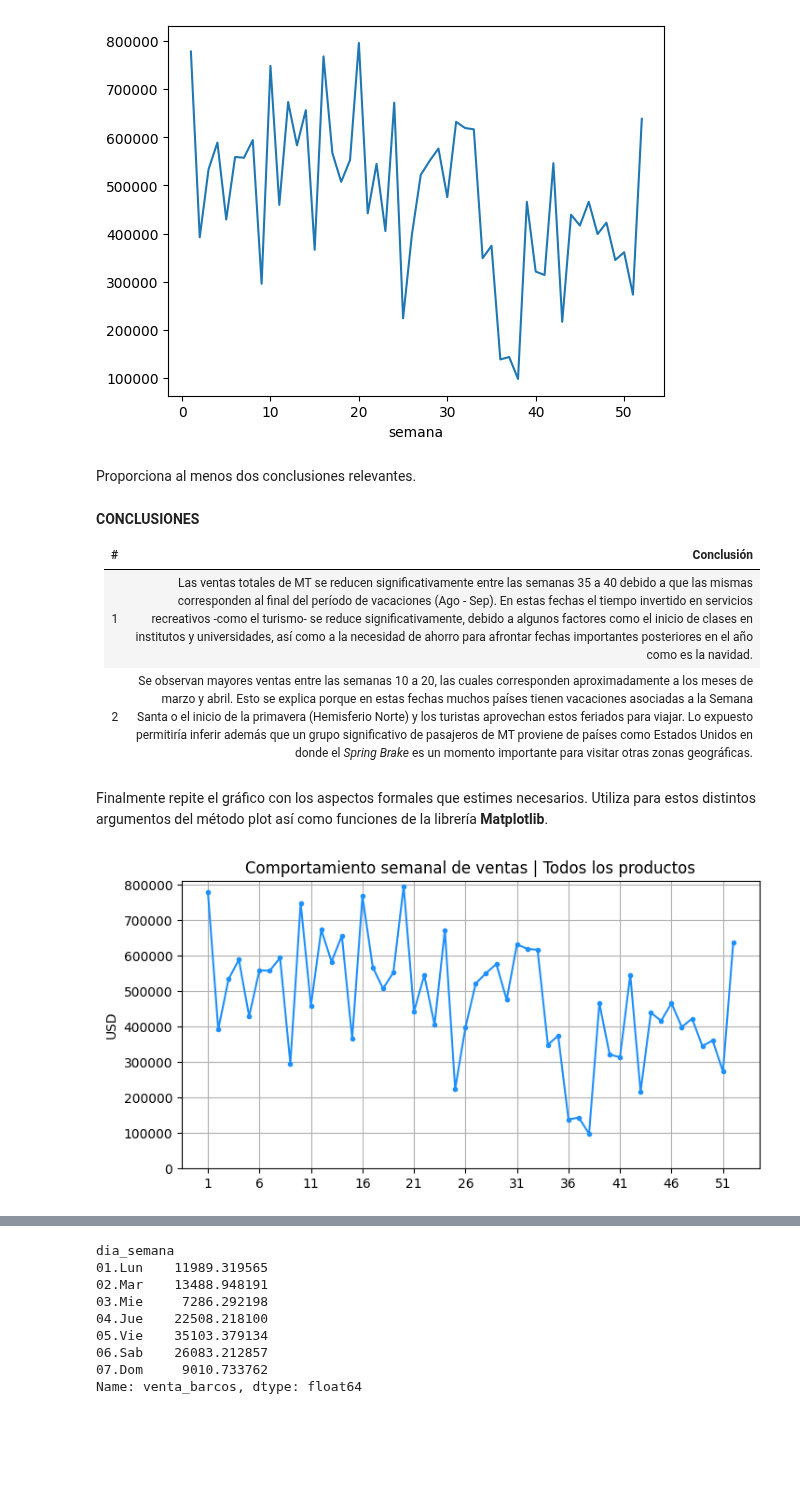
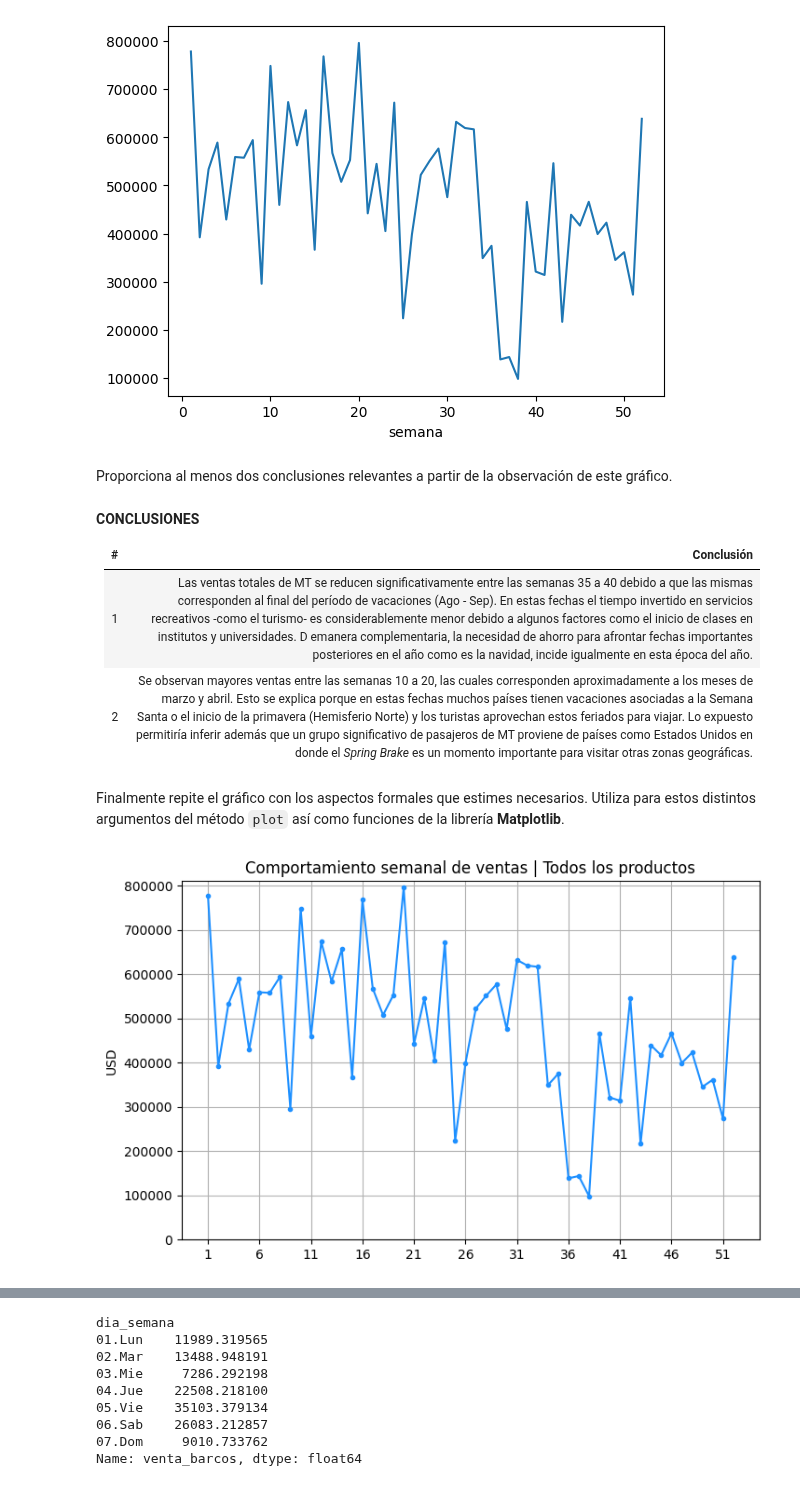
Before and after one commit to jsaraujo5081/material_curso_data_science, a Jupyter notebook: notebooks/S04_Manipulacion_Datos_II_Sesiones.ipynb, the cells around one changed output, grey strips where cells are left out. Saved outputs shown, nothing was run; the diff lists cells and outputs as text; code cells hidden in the pictures; blank space fills up the shorter version.

```diff
--- a/notebooks/S04_Manipulacion_Datos_II_Sesiones.ipynb
+++ b/notebooks/S04_Manipulacion_Datos_II_Sesiones.ipynb
@@ -38,6 +42,6 @@ MT ha compartido contigo información de sus ventas en el año 2023 para los can
 # %%
 df_ventas = pd.read_table(
-    "ventas2023.txt",
+    "https://raw.githubusercontent.com/jsaraujo5081/material_curso_data_science/refs/heads/main/datasets/ventas2023.txt",
     sep = "\t",
     index_col = 0 # La primera columna (posicion 0) en el archivo original es un indice de filas
 )
@@ -412,29 +436,29 @@ plt.show() # Acostumbrate a utilizar esta línea a fin que solo se muestre el gr
 # %% [output]
 [figure]
 # %% [markdown]
-Proporciona al menos dos conclusiones relevantes.
+Proporciona al menos dos conclusiones relevantes a partir de la observación de este gráfico.
 # %% [markdown]
 **CONCLUSIONES**
 
 | # | Conclusión |
 | ---- | ---- |
-| 1 | Las ventas totales de MT se reducen significativamente entre las semanas 35 a 40 debido a que las mismas corresponden al final del período de vacaciones (Ago - Sep). En estas fechas el tiempo invertido en servicios recreativos -como el turismo- se reduce significativamente, debido a algunos factores como el inicio de clases en institutos y universidades, así como a la necesidad de ahorro para afrontar fechas importantes posteriores en el año como es la navidad. |
+| 1 | Las ventas totales de MT se reducen significativamente entre las semanas 35 a 40 debido a que las mismas corresponden al final del período de vacaciones (Ago - Sep). En estas fechas el tiempo invertido en servicios recreativos -como el turismo- es considerablemente menor debido a algunos factores como el inicio de clases en institutos y universidades. D emanera complementaria, la necesidad de ahorro para afrontar fechas importantes posteriores en el año como es la navidad, incide igualmente en esta época del año. |
 | 2 | Se observan mayores ventas entre las semanas 10 a 20, las cuales corresponden aproximadamente a los meses de marzo y abril. Esto se explica porque en estas fechas muchos países tienen vacaciones asociadas a la Semana Santa o el inicio de la primavera (Hemisferio Norte) y los turistas aprovechan estos feriados para viajar. Lo expuesto permitiría inferir además que un grupo significativo de pasajeros de MT proviene de países como Estados Unidos en donde el *Spring Brake* es un momento importante para visitar otras zonas geográficas. |
 # %% [markdown]
-Finalmente repite el gráfico con los aspectos formales que estimes necesarios. Utiliza para estos distintos argumentos del método plot así como funciones de la librería **Matplotlib**.
+Finalmente repite el gráfico con los aspectos formales que estimes necesarios. Utiliza para estos distintos argumentos del método `plot` así como funciones de la librería **Matplotlib**.
 # %%
 # Crear gráfico con formato
 vta_sem.plot(
     title = "Comportamiento semanal de ventas | Todos los productos",
     ylabel = "USD",
     xlabel = "",
-    figsize = [8,4],
+    figsize = [8,5],
     grid = True,
     marker = ".",
     color = "dodgerblue",
     ylim = [0,810000]
 )
 plt.xticks(range(1,53,5))
 plt.show()
 # %% [output]
-[figure, old version]
+[figure, new version]
```
Also changed, not shown: parts of 48 cells of this notebook, 4 other files.
